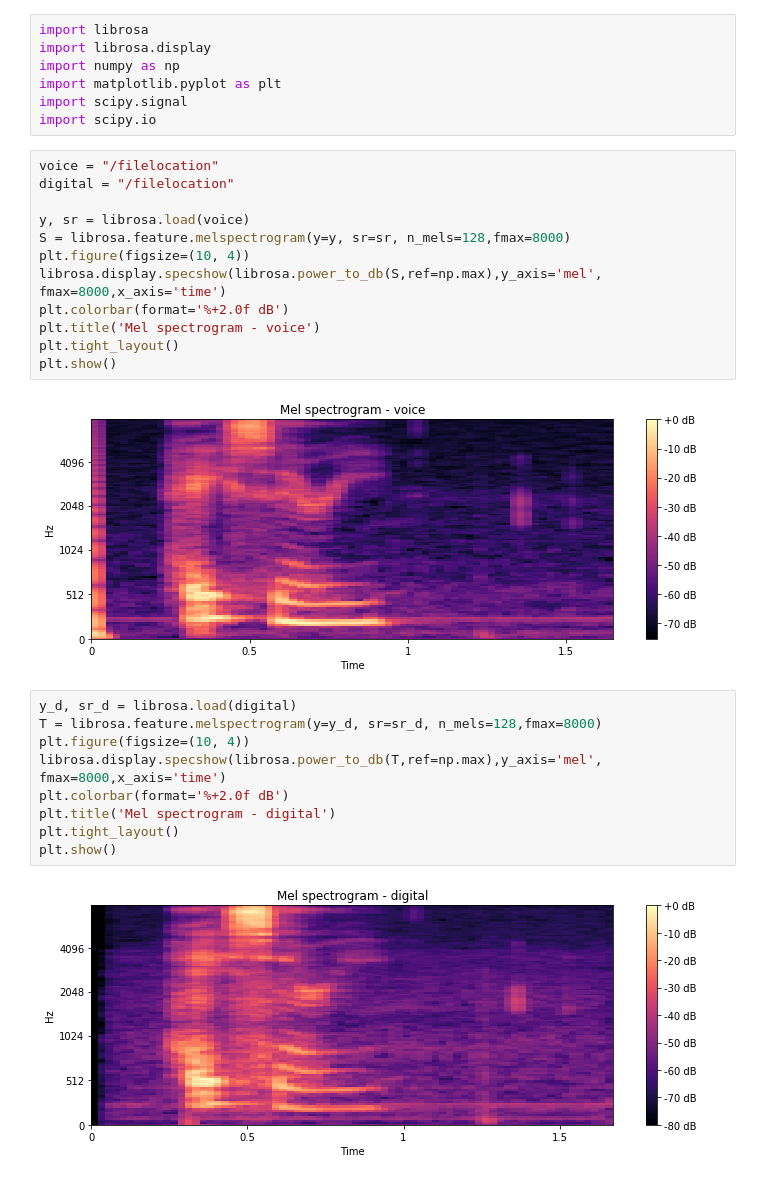
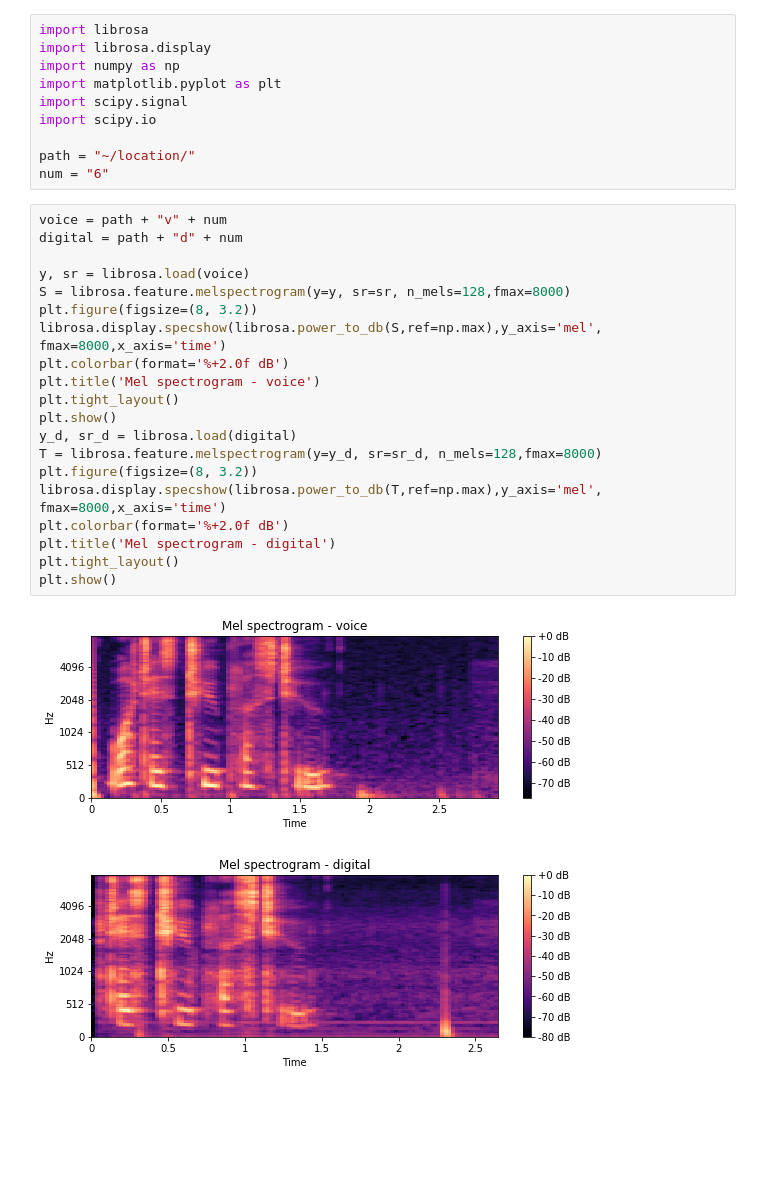
Before and after one commit to e-shere/Frequency, a Jupyter notebook: Frequency project.ipynb, the cells around one changed output. Drawn from its saved outputs; the diff is of its cells as text; blank space fills up the shorter version.

```diff
--- a/Frequency project.ipynb
+++ b/Frequency project.ipynb
@@ -5,30 +5,31 @@ import numpy as np
 import matplotlib.pyplot as plt
 import scipy.signal
 import scipy.io
+
+path = "~/location/"
+num = "6"
 # %%
-voice = "/filelocation"
-digital = "/filelocation"
+voice = path + "v" + num
+digital = path + "d" + num
 
 y, sr = librosa.load(voice)
 S = librosa.feature.melspectrogram(y=y, sr=sr, n_mels=128,fmax=8000)
-plt.figure(figsize=(10, 4))
+plt.figure(figsize=(8, 3.2))
 librosa.display.specshow(librosa.power_to_db(S,ref=np.max),y_axis='mel', fmax=8000,x_axis='time')
 plt.colorbar(format='%+2.0f dB')
 plt.title('Mel spectrogram - voice')
 plt.tight_layout()
 plt.show()
+y_d, sr_d = librosa.load(digital)
+T = librosa.feature.melspectrogram(y=y_d, sr=sr_d, n_mels=128,fmax=8000)
+plt.figure(figsize=(8, 3.2))
+librosa.display.specshow(librosa.power_to_db(T,ref=np.max),y_axis='mel', fmax=8000,x_axis='time')
+plt.colorbar(format='%+2.0f dB')
+plt.title('Mel spectrogram - digital')
+plt.tight_layout()
+plt.show()
 # %% [output]
-[figure, old version]
+[figure, new version]
+[figure, added]
-# %%
-y_d, sr_d = librosa.load(digital)
-T = librosa.feature.melspectrogram(y=y_d, sr=sr_d, n_mels=128,fmax=8000)
-plt.figure(figsize=(10, 4))
-librosa.display.specshow(librosa.power_to_db(T,ref=np.max),y_axis='mel', fmax=8000,x_axis='time')
-plt.colorbar(format='%+2.0f dB')
-plt.title('Mel spectrogram - digital')
-plt.tight_layout()
-plt.show()
-# %% [output]
-[figure, removed]
 # %%
 rate, data = scipy.io.wavfile.read(voice)
```
Also changed, not shown: parts of 2 cells of this notebook, 28 other files.
